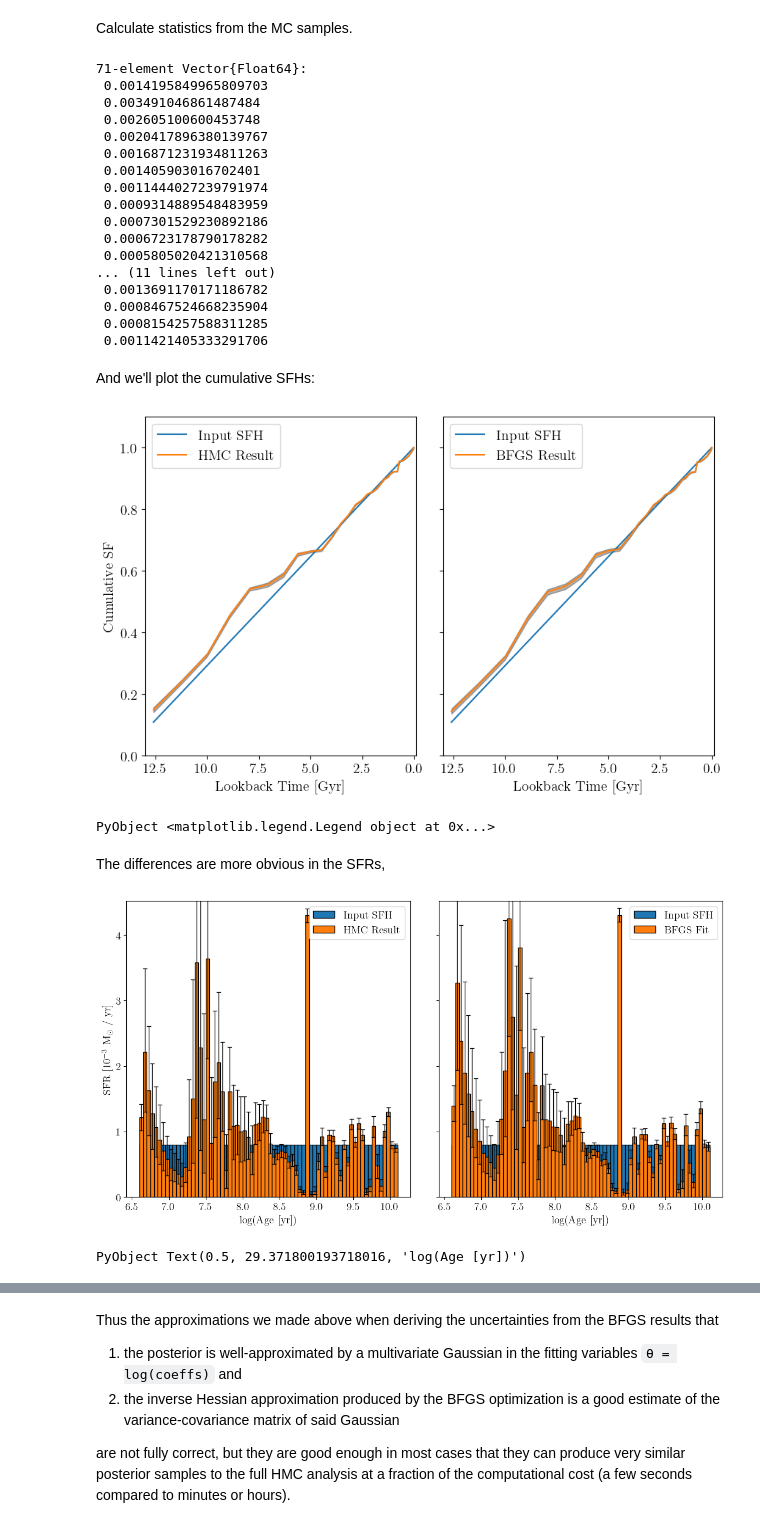
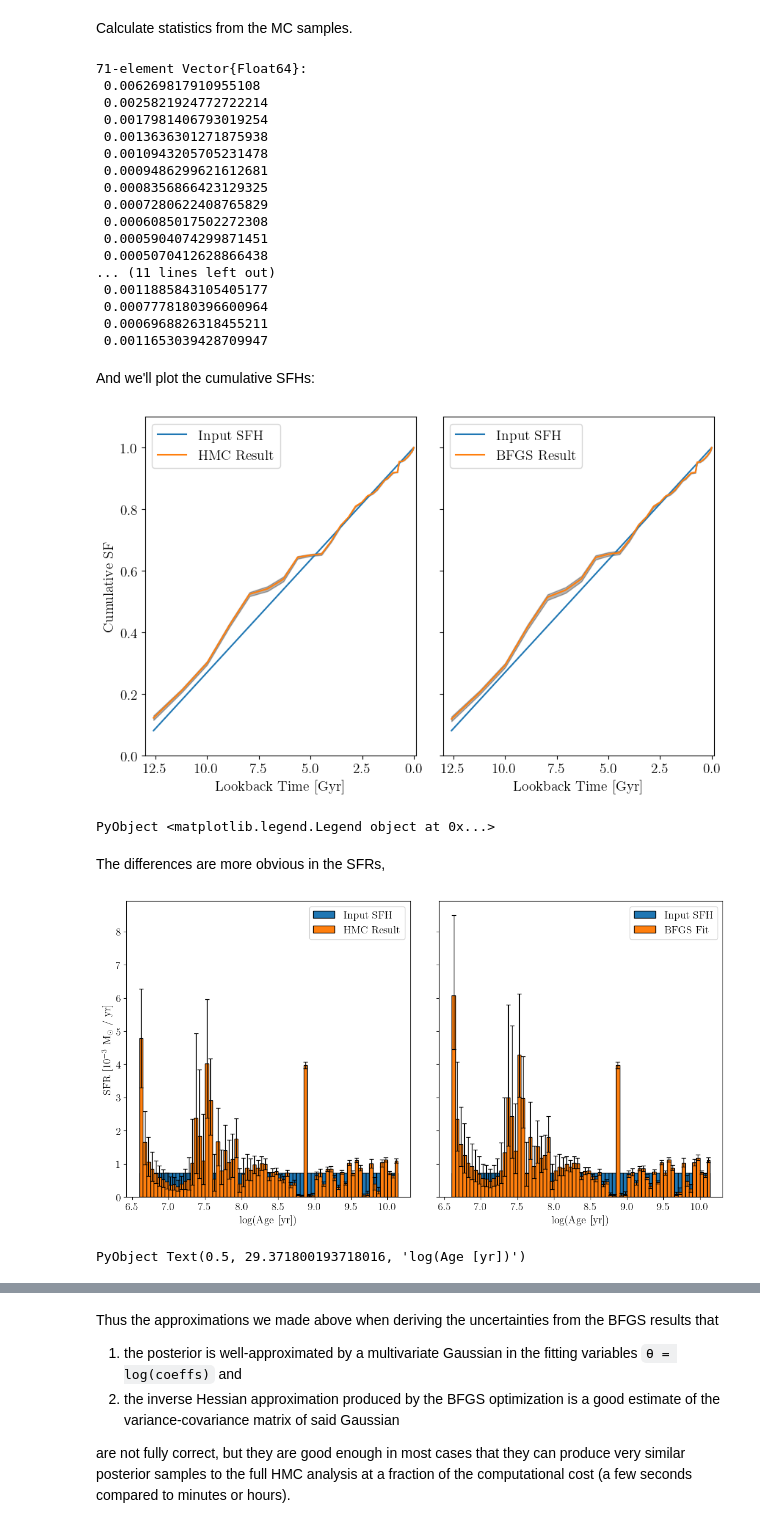
Before and after one commit to cgarling/StarFormationHistories.jl, a Jupyter notebook: examples/fitting1.ipynb, the cells around one changed output, grey strips where cells are left out. Cells and saved outputs as stored; diff of their text form; code cells hidden in the pictures.

```diff
--- a/examples/fitting1.ipynb
+++ b/examples/fitting1.ipynb
@@ -222,11 +222,17 @@ We may now use `construct_x0_mdf` and `calculate_coeffs_mdf` to create a mock st
 # %%
 import StarFormationHistories: construct_x0_mdf, calculate_coeffs_mdf
 # %%
-# Set overall stellar mass of complex population and the metallicity evolution variables
+# Set overall stellar mass of complex population and metallicity evolution variables
 stellar_mass = 1e7
 α, β, σ = -0.1, -0.5, 0.3
+# max_logage sets the highest bin edge for the template_logAge
+# if template_logage was [6.6,6.7,6.8], I would set max_logAge=6.9,
+# representing the rightmost bin edge. In our case, our oldest template
+# is quite old, so we'll make it either the Hubble time or the maximum of
+# template_logAge plus the isochrone logage grid spacing, which is 0.05.
+max_logAge = min(log10(13.7e9), maximum(template_logAge) + 0.05)
 # We have to divide `stellar_mass` by `template_norm` here because `template_norm` is the total amount of stellar mass in each template, since we passed `normalize_value=template_norm`
 # when constructing the templates with `partial_cmd_smooth`. As such, when computing coefficients, we need to normalize out the adopted `normalize_value` for the templates.
-x0_mdf = construct_x0_mdf(template_logAge; normalize_value=stellar_mass / template_norm)
+x0_mdf = construct_x0_mdf(template_logAge, max_logAge; normalize_value=stellar_mass / template_norm)
 # %% [output]
 71-element Vector{Float64}:
@@ -272,5 +278,5 @@ x0 = calculate_coeffs_mdf(x0_mdf, template_logAge, template_MH, α, β, σ)
 Let's plot the cumulative SFH and mean [M/H] of our model population.
 # %%
 import StarFormationHistories: calculate_cum_sfr
-unique_template_logAge, cum_sfr_arr, sfr_arr, mean_mh_arr = calculate_cum_sfr(x0, template_logAge, template_MH; normalize_value=template_norm)
+unique_template_logAge, cum_sfr_arr, sfr_arr, mean_mh_arr = calculate_cum_sfr(x0, template_logAge, max_logAge, template_MH; normalize_value=template_norm)
 # %% [output]
@@ -605,7 +611,7 @@ length(free_templates)
 Let's start off by just obtaining the maximum likelihood estimate (MLE) via `fit_templates_lbfgsb`. We'll construct the initial guess vector `x0` with `construct_x0`.
 # %%
 import StarFormationHistories: fit_templates_lbfgsb, construct_x0
-lbfgsb_result = fit_templates_lbfgsb(free_templates, data; x0=construct_x0(free_template_logAge; normalize_value=template_norm))
+lbfgsb_result = fit_templates_lbfgsb(free_templates, data; x0=construct_x0(free_template_logAge, max_logAge; normalize_value=template_norm))
 # %% [output]
 RUNNING THE L-BFGS-B CODE
 
@@ -628,4 +634,4 @@ CONVERGENCE: NORM_OF_PROJECTED_GRADIENT_<=_PGTOL
 # %%
 free_coeffs = lbfgsb_result[2] .* template_norm
-unique_free_template_logAge, free_cum_sfr_arr, free_sfr_arr, free_mean_mh_arr = calculate_cum_sfr(free_coeffs, free_template_logAge, free_template_MH)
+unique_free_template_logAge, free_cum_sfr_arr, free_sfr_arr, free_mean_mh_arr = calculate_cum_sfr(free_coeffs, free_template_logAge, max_logAge, free_template_MH)
 # %% [output]
@@ -916,7 +920,7 @@ Calculate statistics from the MC samples.
 mc_cum_sfr = Vector{Vector{Float64}}(undef,0)
 mc_sfr = Vector{Vector{Float64}}(undef,0)
 for x in eachcol(mc_matrix)
-    _, mc_1, mc_2, mc_mh = calculate_cum_sfr(x, free_template_logAge, free_template_MH)
+    _, mc_1, mc_2, mc_mh = calculate_cum_sfr(x, free_template_logAge, max_logAge, free_template_MH)
     push!(mc_cum_sfr, mc_1)
     push!(mc_sfr, mc_2)
 end
@@ -931,22 +935,22 @@ mc_sfr_med = median.(eachrow(mc_sfr))
 mc_sfr_upper = quantile.(eachrow(mc_sfr), 0.84)
 # %% [output]
 71-element Vector{Float64}:
- 0.0014195849965809703
- 0.003491046861487484
- 0.002605100600453748
- 0.0020417896380139767
- 0.0016871231934811263
- 0.001405903016702401
- 0.0011444027239791974
- 0.0009314889548483959
- 0.0007301529230892186
- 0.0006723178790178282
- 0.0005805020421310568
+ 0.006269817910955108
+ 0.0025821924772722214
+ 0.0017981406793019254
+ 0.0013636301271875938
+ 0.0010943205705231478
+ 0.0009486299621612681
+ 0.0008356866423129325
+ 0.0007280622408765829
+ 0.0006085017502272308
+ 0.0005904074299871451
+ 0.0005070412628866438
 ... (11 lines left out)
- 0.0013691170171186782
- 0.0008467524668235904
- 0.0008154257588311285
- 0.0011421405333291706
+ 0.0011885843105405177
+ 0.0007778180396600964
+ 0.0006968826318455211
+ 0.0011653039428709947
 # %% [markdown]
 And we'll plot the cumulative SFHs:
 # %%
@@ -969,34 +973,34 @@ axs[2].fill_between( exp10.(unique_free_template_logAge)./1e9, hessian_cum_lower
 axs[2].set_xlabel("Lookback Time [Gyr]")
 axs[2].legend()
 # %% [output]
-[figure, old version]
+[figure, new version]
 PyObject <matplotlib.legend.Legend object at 0x...>
 # %% [markdown]
 The differences are more obvious in the SFRs,
 # %%
 fig,axs = plt.subplots(nrows=1,ncols=2,sharex=true,sharey=true,figsize=(14,7))
 fig.subplots_adjust(hspace=0.0,wspace=0.1)
 
-axs[1].bar(unique_template_logAge[begin:end-1], sfr_arr[begin:end-1] .* 1e3; width=diff(unique_template_logAge), align="edge", label="Input SFH")
-axs[1].bar(unique_free_template_logAge[begin:end-1], mc_sfr_med[begin:end-1] .* 1e3; width=diff(unique_free_template_logAge), align="edge",
-    yerr = [(mc_sfr_med[begin:end-1] .- mc_sfr_lower[begin:end-1]) .* 1e3,
-        (mc_sfr_upper[begin:end-1] .- mc_sfr_med[begin:end-1]) .* 1e3],
+axs[1].bar(unique_template_logAge, sfr_arr .* 1e3; width=diff(vcat(unique_template_logAge,max_logAge)), align="edge", label="Input SFH")
+axs[1].bar(unique_free_template_logAge, mc_sfr_med .* 1e3; width=diff(vcat(unique_template_logAge,max_logAge)), align="edge",
+    yerr = [(mc_sfr_med .- mc_sfr_lower) .* 1e3,
+        (mc_sfr_upper .- mc_sfr_med) .* 1e3],
     capsize=3, error_kw=Dict("elinewidth"=>1,"capthick"=>1), label="HMC Result")
 
 axs[1].set_xlabel("log(Age [yr])")
 axs[1].set_ylabel(L"SFR [$10^{-3}$ M$_\odot$ / yr]")
 axs[1].set_ylim([0.0, ax1.get_ylim()[2]])
 axs[1].legend()
 
-axs[2].bar(unique_template_logAge[begin:end-1], sfr_arr[begin:end-1] .* 1e3; width=diff(unique_template_logAge), align="edge", label="Input SFH")
-axs[2].bar(unique_free_template_logAge[begin:end-1], hessian_sfr_med[begin:end-1] .* 1e3; width=diff(unique_free_template_logAge), align="edge",
-    yerr = [(hessian_sfr_med[begin:end-1] .- hessian_sfr_lower[begin:end-1]) .* 1e3,
-            (hessian_sfr_upper[begin:end-1] .- hessian_sfr_med[begin:end-1]) .* 1e3],
+axs[2].bar(unique_template_logAge, sfr_arr .* 1e3; width=diff(vcat(unique_template_logAge,max_logAge)), align="edge", label="Input SFH")
+axs[2].bar(unique_free_template_logAge, hessian_sfr_med .* 1e3; width=diff(vcat(unique_template_logAge,max_logAge)), align="edge",
+    yerr = [(hessian_sfr_med .- hessian_sfr_lower) .* 1e3,
+            (hessian_sfr_upper .- hessian_sfr_med) .* 1e3],
     capsize=3, error_kw=Dict("elinewidth"=>1,"capthick"=>1), label="BFGS Fit")
 axs[2].legend()
 axs[2].set_xlabel("log(Age [yr])")
 # %% [output]
-[figure, old version]
+[figure, new version]
 PyObject Text(0.5, 29.371800193718016, 'log(Age [yr])')
 # %%
 # _, _, tmp_sfr, _ = calculate_cum_sfr(bfgs_result.map.μ .* template_norm, free_template_logAge, free_template_MH)
```
Also changed, not shown: parts of 51 cells of this notebook, 1 other file.
